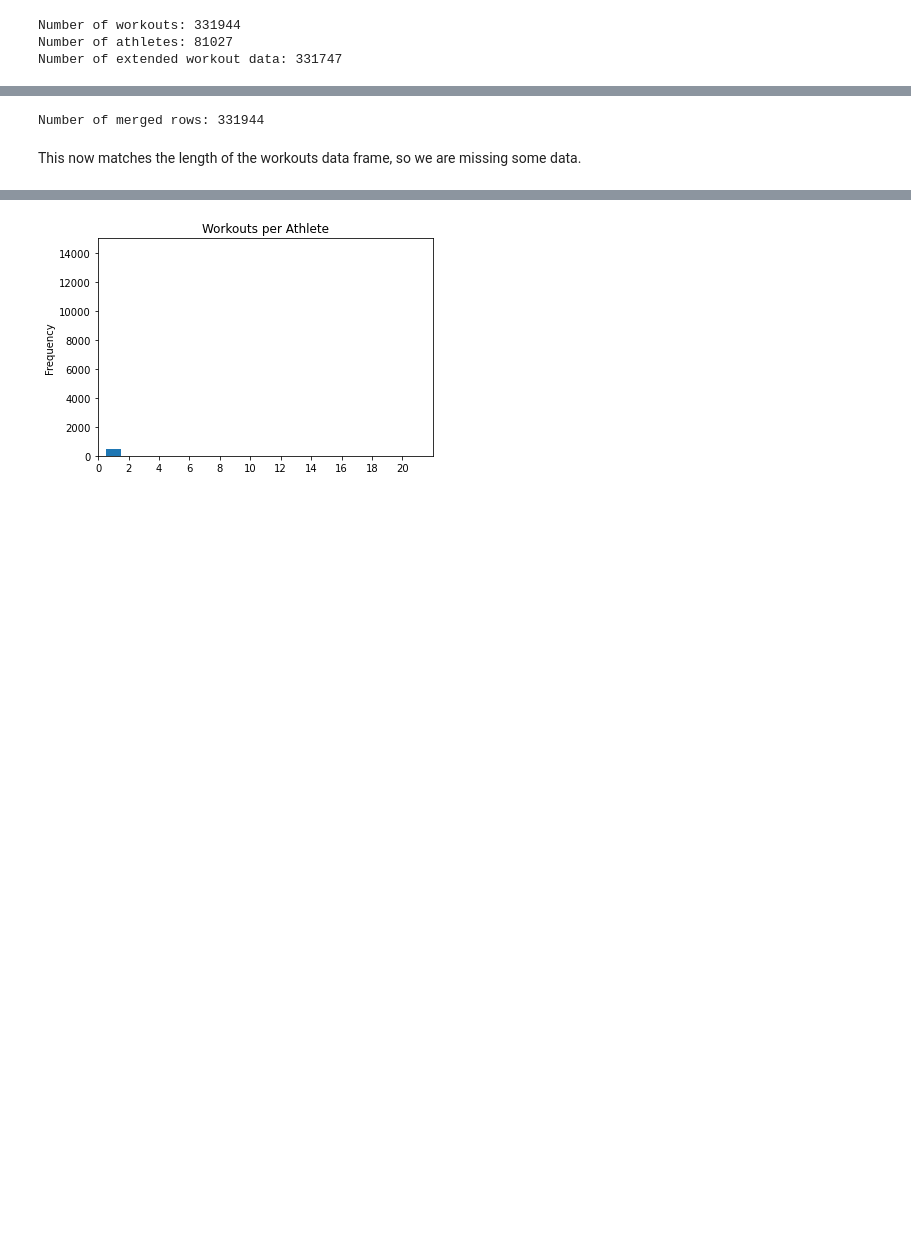
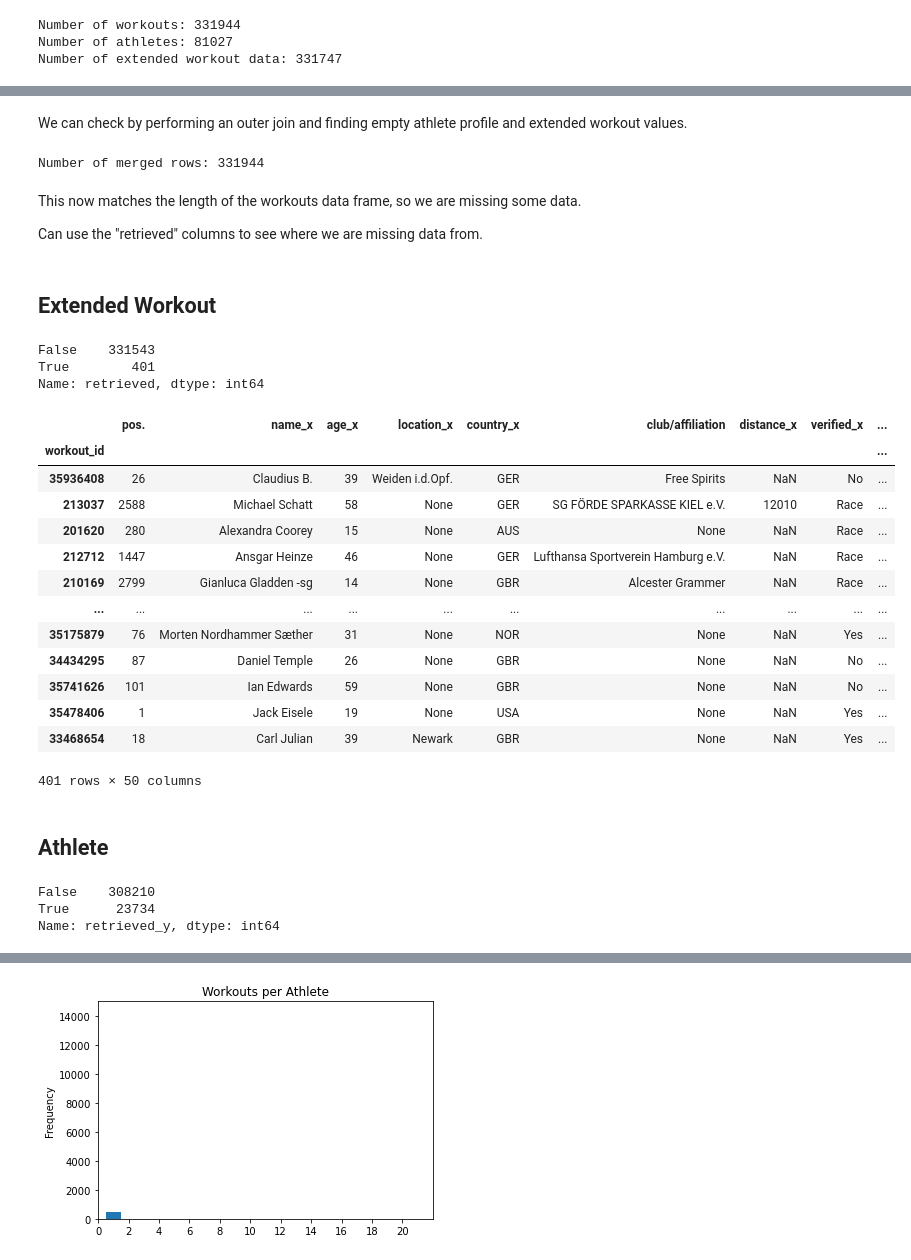
Before and after one commit to adhardy/Concept2-Logbook-Scraper, a Jupyter notebook: analysis.ipynb, the cells around one changed output, grey strips where cells are left out. Saved outputs shown, nothing was run; the diff lists cells and outputs as text; code cells hidden in the pictures; blank space fills up the shorter version.

```diff
--- a/analysis.ipynb
+++ b/analysis.ipynb
@@ -53,8 +253,49 @@ We can check by performing an outer merge and finding empty athlete profile valu
+# %% [markdown]
+We can check by performing an outer join and finding empty athlete profile and extended workout values.
 # %%
-df_merge_outer =
+df_merge_outer = C2A.df.merge(df_workouts, df_athletes, df_extended, how="outer")
 
 print(f"Number of merged rows: {len(df_merge_outer)}")
 # %% [output]
 Number of merged rows: 331944
 # %% [markdown]
 This now matches the length of the workouts data frame, so we are missing some data.
+
+Can use the "retrieved" columns to see where we are missing data from.
+# %% [markdown]
+## Extended Workout
+# %%
+df_missing_extended = df_merge_outer["retrieved"].isnull()
+
+display(df_missing_extended.value_counts())
+# %% [output]
+False    331543
+True        401
+Name: retrieved, dtype: int64
+# %%
+df_merge_outer[df_missing_extended]
+# %% [output]
+|  | pos. | name_x | age_x | location_x | country_x | club/affiliation | distance_x | verified_x | ... |
+| workout_id |  |  |  |  |  |  |  |  | ... |
+| 35936408 | 26 | Claudius B. | 39 | Weiden i.d.Opf. | GER | Free Spirits | NaN | No | ... |
+| 213037 | 2588 | Michael Schatt | 58 | None | GER | SG FÖRDE SPARKASSE KIEL e.V. | 12010 | Race | ... |
+| 201620 | 280 | Alexandra Coorey | 15 | None | AUS | None | NaN | Race | ... |
+| 212712 | 1447 | Ansgar Heinze | 46 | None | GER | Lufthansa Sportverein Hamburg e.V. | NaN | Race | ... |
+| 210169 | 2799 | Gianluca Gladden -sg | 14 | None | GBR | Alcester Grammer | NaN | Race | ... |
+| ... | ... | ... | ... | ... | ... | ... | ... | ... | ... |
+| 35175879 | 76 | Morten Nordhammer Sæther | 31 | None | NOR | None | NaN | Yes | ... |
+| 34434295 | 87 | Daniel Temple | 26 | None | GBR | None | NaN | No | ... |
+| 35741626 | 101 | Ian Edwards | 59 | None | GBR | None | NaN | No | ... |
+| 35478406 | 1 | Jack Eisele | 19 | None | USA | None | NaN | Yes | ... |
+| 33468654 | 18 | Carl Julian | 39 | Newark | GBR | None | NaN | Yes | ... |
+401 rows × 50 columns
+# %% [markdown]
+## Athlete
+# %%
+df_missing_athlete = df_merge_outer["retrieved_y"].isnull()
+
+display(df_missing_athlete.value_counts())
+# %% [output]
+False    308210
+True      23734
+Name: retrieved_y, dtype: int64
```
Also changed, not shown: parts of 20 cells of this notebook, 1 other file.
